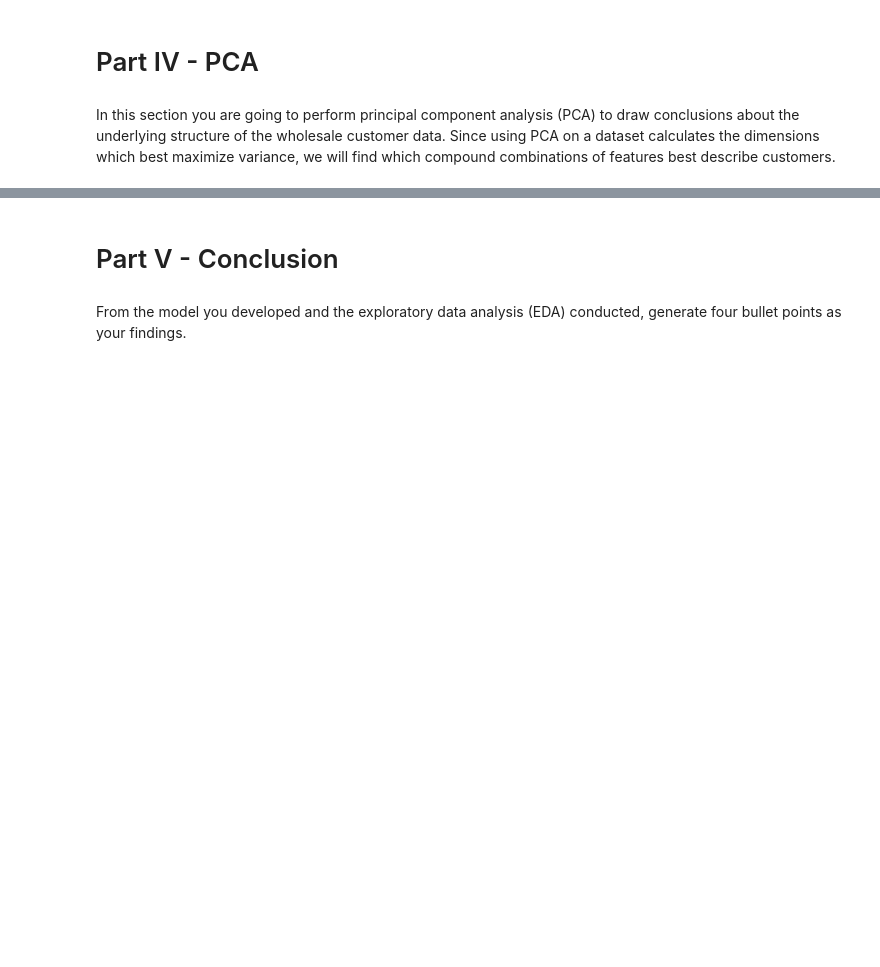
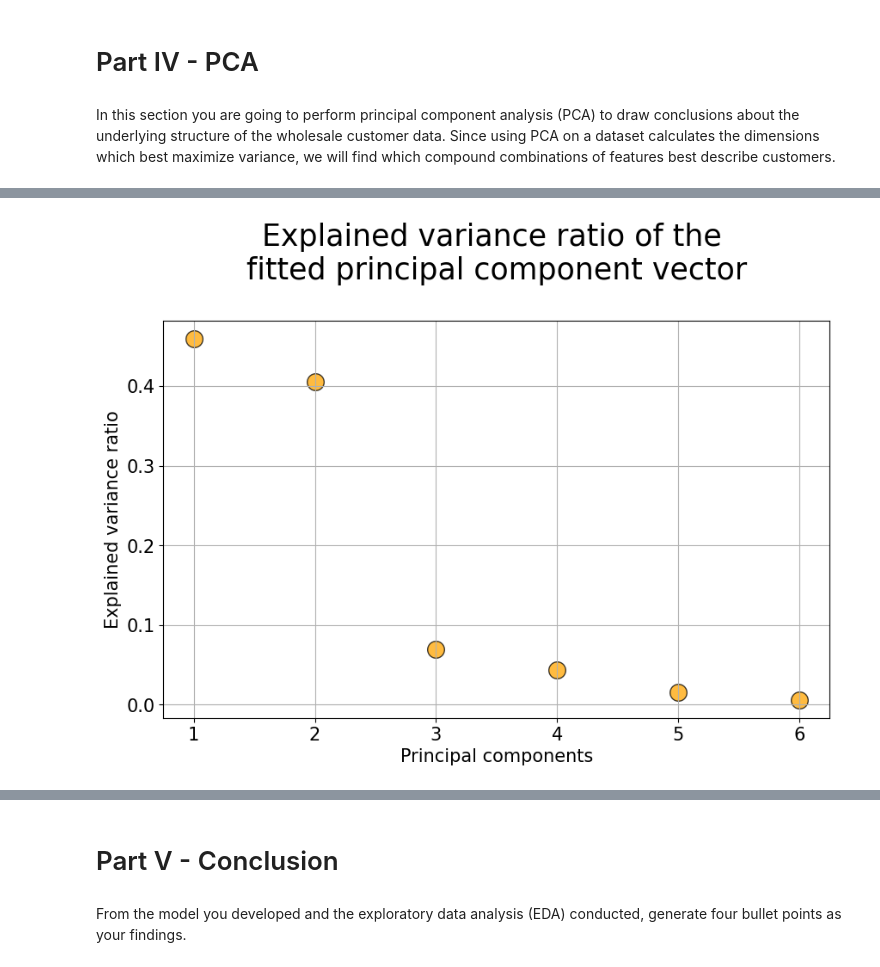
Before and after one commit to jtwleung/Project-Unsupervised-Machine-Learning, a Jupyter notebook: Unsupervised Learning - Project.ipynb, the cells around one changed output, grey strips where cells are left out. Saved outputs shown, nothing was run; the diff lists cells and outputs as text; code cells hidden in the pictures; blank space fills up the shorter version.

```diff
--- a/Unsupervised Learning - Project.ipynb
+++ b/Unsupervised Learning - Project.ipynb
@@ -595,0 +620,21 @@ In this section you are going to perform principal component analysis (PCA) to d
+# %%
+###
+### Useful Functions:
+### Credit to Amir Parizi for original code that I turned into a function:  https://github.com/lighthouse-labs/unsupervised-learning/blob/main/PCA%20-%20Tutorial.ipynb
+###
+
+# Function that plots the Explained Variance Ratio of each of the Principal Components
+# Used to be able to choose how many PC's we will use to represent the variance in our entire dataset
+def plot_explained_variance_ratio(pca_model):
+    explained_variance_ratio_array = pca_model.explained_variance_ratio_
+    plt.figure(figsize=(10,6))
+    plt.scatter(x=[i+1 for i in range(len(explained_variance_ratio_array))],
+                y=explained_variance_ratio_array,
+               s=200, alpha=0.75,c='orange',edgecolor='k')
+    plt.grid(True)
+    plt.title("Explained variance ratio of the \nfitted principal component vector\n",fontsize=25)
+    plt.xlabel("Principal components",fontsize=15)
+    plt.xticks([i+1 for i in range(len(explained_variance_ratio_array))],fontsize=15)
+    plt.yticks(fontsize=15)
+    plt.ylabel("Explained variance ratio",fontsize=15)
+    plt.show()
@@ -595,0 +645,7 @@ In this section you are going to perform principal component analysis (PCA) to d
+# %%
+# Create the pca object
+pca = PCA(n_components=None)  # Set to None because I want to keep all the components, and examine the Explained Variance Ratio for each of the PCs,
+                            # and make my own decision about which to keep (said another way, about how many components to retain to "represent" my dataset)
+
+# Fit the model and get the 2D array of Principal Components out
+x_pca = pca.fit(X_products)
@@ -595,0 +711,5 @@ In this section you are going to perform principal component analysis (PCA) to d
+# %%
+# Generate the graph showing explained variance ratio per principal component
+plot_explained_variance_ratio(pca)
+# %% [output]
+[figure, added]
```
Also changed, not shown: parts of 13 cells of this notebook.
